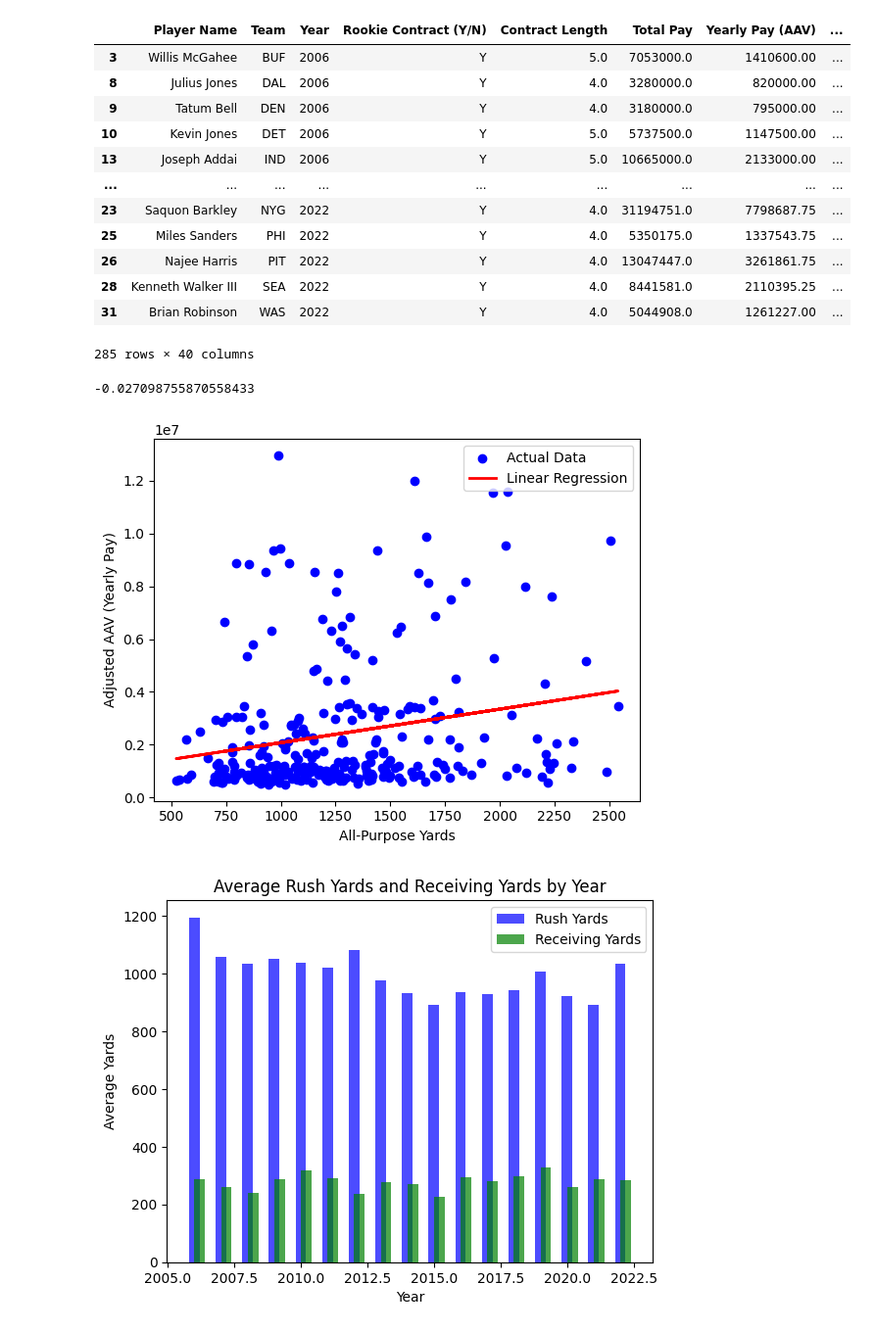
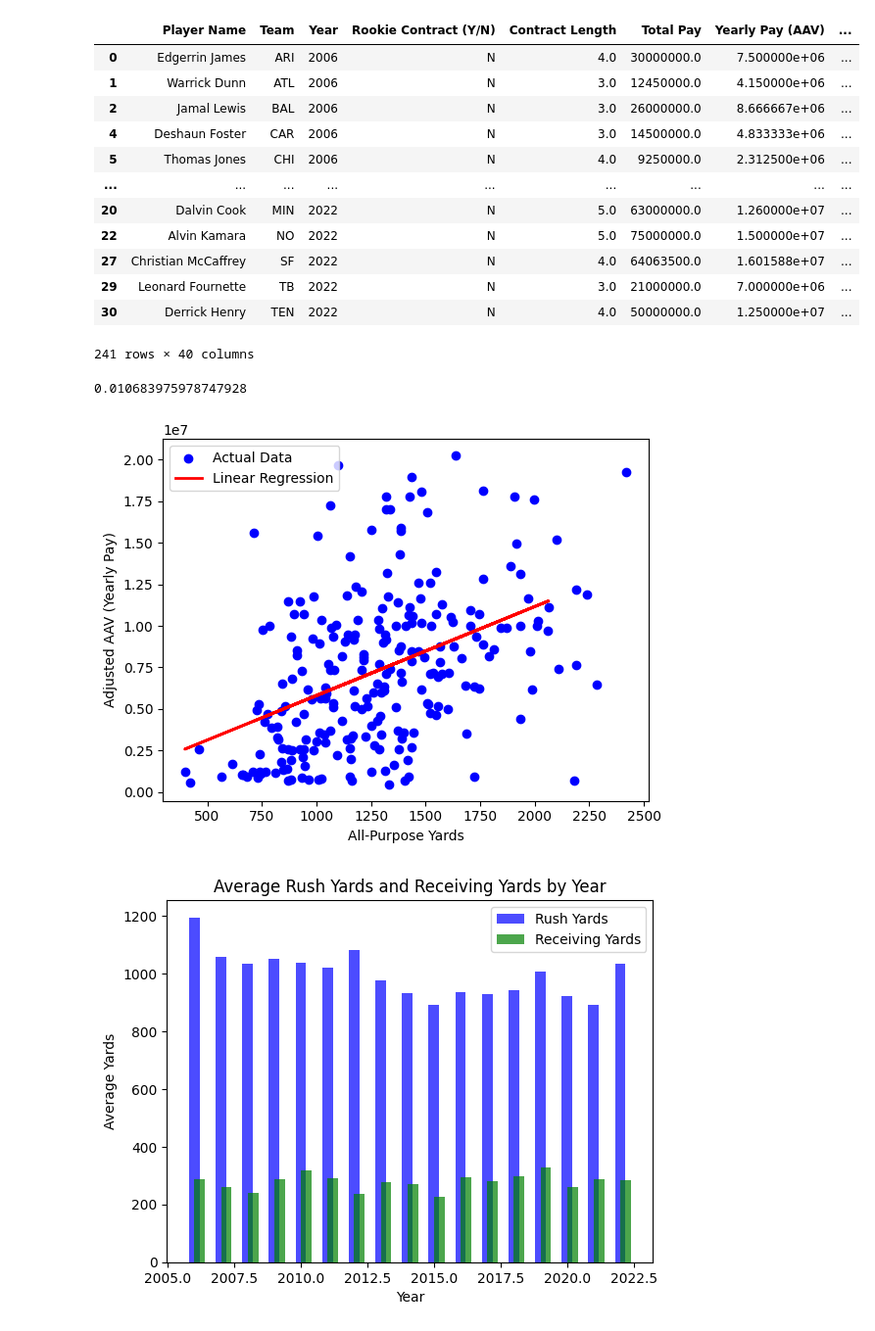
Before and after one commit to nick-smith-87/NFL_Momentum_Research, a Jupyter notebook: Running Backs/Week of 10-9.ipynb, the cells around one changed output. Shown at 98% size. Cells and saved outputs as stored; diff of their text form; code cells hidden in the pictures.

```diff
--- a/Running Backs/Week of 10-9.ipynb
+++ b/Running Backs/Week of 10-9.ipynb
@@ -27,23 +27,23 @@ df = df[df['AAV Adjusted'] != -1]
 df = df[df["Games Played"] > 8]
 # %%
 #Get nonrookie contract players who played at least half the season
-vets = df[df["Rookie Contract (Y/N)"] == "Y"]
+vets = df[df["Rookie Contract (Y/N)"] == "N"]
 vets = vets[vets["Games Played"] > 8]
 vets
 # %% [output]
 |  | Player Name | Team | Year | Rookie Contract (Y/N) | Contract Length | Total Pay | Yearly Pay (AAV) | ... |
-| 3 | Willis McGahee | BUF | 2006 | Y | 5.0 | 7053000.0 | 1410600.00 | ... |
-| 8 | Julius Jones | DAL | 2006 | Y | 4.0 | 3280000.0 | 820000.00 | ... |
-| 9 | Tatum Bell | DEN | 2006 | Y | 4.0 | 3180000.0 | 795000.00 | ... |
-| 10 | Kevin Jones | DET | 2006 | Y | 5.0 | 5737500.0 | 1147500.00 | ... |
-| 13 | Joseph Addai | IND | 2006 | Y | 5.0 | 10665000.0 | 2133000.00 | ... |
+| 0 | Edgerrin James | ARI | 2006 | N | 4.0 | 30000000.0 | 7.500000e+06 | ... |
+| 1 | Warrick Dunn | ATL | 2006 | N | 3.0 | 12450000.0 | 4.150000e+06 | ... |
+| 2 | Jamal Lewis | BAL | 2006 | N | 3.0 | 26000000.0 | 8.666667e+06 | ... |
+| 4 | Deshaun Foster | CAR | 2006 | N | 3.0 | 14500000.0 | 4.833333e+06 | ... |
+| 5 | Thomas Jones | CHI | 2006 | N | 4.0 | 9250000.0 | 2.312500e+06 | ... |
 | ... | ... | ... | ... | ... | ... | ... | ... | ... |
-| 23 | Saquon Barkley | NYG | 2022 | Y | 4.0 | 31194751.0 | 7798687.75 | ... |
-| 25 | Miles Sanders | PHI | 2022 | Y | 4.0 | 5350175.0 | 1337543.75 | ... |
-| 26 | Najee Harris | PIT | 2022 | Y | 4.0 | 13047447.0 | 3261861.75 | ... |
-| 28 | Kenneth Walker III | SEA | 2022 | Y | 4.0 | 8441581.0 | 2110395.25 | ... |
-| 31 | Brian Robinson | WAS | 2022 | Y | 4.0 | 5044908.0 | 1261227.00 | ... |
+| 20 | Dalvin Cook | MIN | 2022 | N | 5.0 | 63000000.0 | 1.260000e+07 | ... |
+| 22 | Alvin Kamara | NO | 2022 | N | 5.0 | 75000000.0 | 1.500000e+07 | ... |
+| 27 | Christian McCaffrey | SF | 2022 | N | 4.0 | 64063500.0 | 1.601588e+07 | ... |
+| 29 | Leonard Fournette | TB | 2022 | N | 3.0 | 21000000.0 | 7.000000e+06 | ... |
+| 30 | Derrick Henry | TEN | 2022 | N | 4.0 | 50000000.0 | 1.250000e+07 | ... |
-285 rows × 40 columns
+241 rows × 40 columns
 # %%
 X = vets["All-Purpose Yards"].values.reshape(-1, 1)
 y = vets["AAV Adjusted"]
@@ -55,7 +55,7 @@ regression.fit(X, y)
 y_pred = regression.predict(X_test)
 regression.score(X_test, y_test)
 # %% [output]
--0.027098755870558433
+0.010683975978747928
 # %%
 plt.scatter(X, y, color='blue', label='Actual Data')
 plt.plot(X_test, y_pred, color='red', linewidth=2, label='Linear Regression')
@@ -64,7 +64,7 @@ plt.ylabel('Adjusted AAV (Yearly Pay)')
 plt.legend()
 plt.show()
 # %% [output]
-[figure, old version]
+[figure, new version]
 # %%
 rush = df.groupby('Year')['Rush Yards'].mean()
 rec = df.groupby('Year')['Recieving Yards'].mean()
```
Also changed, not shown: parts of 7 cells of this notebook, 1 other file.
